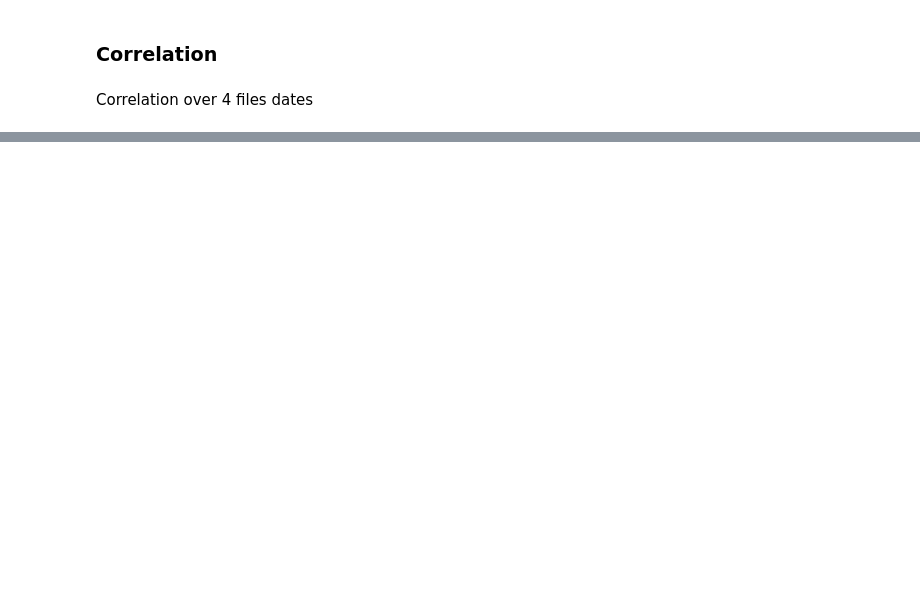
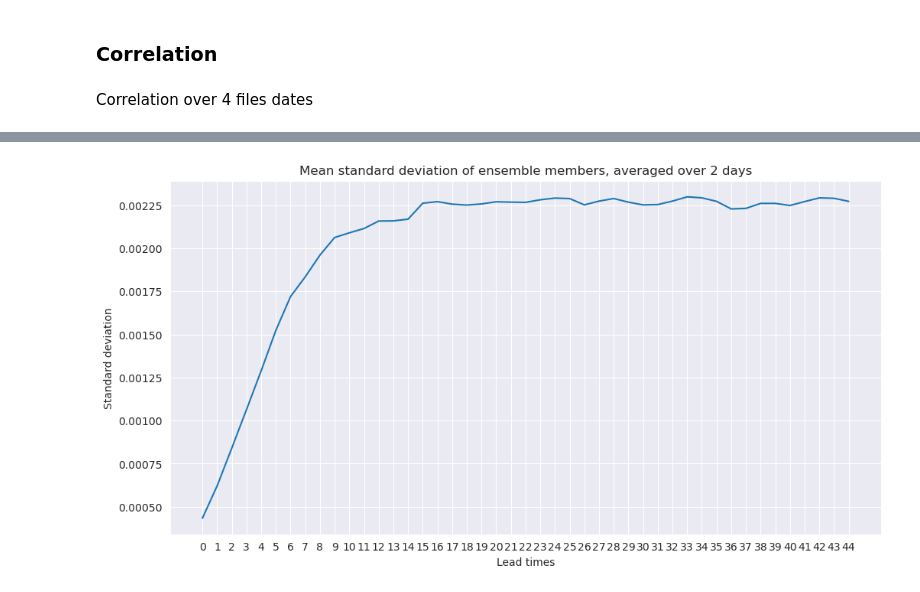
Before and after one commit to esauvat/unseen-storm-forecasts, a Jupyter notebook: script/run_python.ipynb, the cells around one changed output, grey strips where cells are left out. Cells and saved outputs as stored; diff of their text form; code cells hidden in the pictures; blank space fills up the shorter version.

```diff
--- a/script/run_python.ipynb
+++ b/script/run_python.ipynb
@@ -43,0 +170,33 @@ with open(wsPath, 'wb') as outp:
+# %%
+# Plot the mean2 std avg
+data = xr.open_dataarray(
+    ('/nird/projects/NS9873K/emile/unseen-storm-forecasts/weathersets/results/'
+     's2s-HA_avg-all_res-ensemble_std-mean2.nc'))
+
+ltimes = data.coords['time'].values
+values = [data.sel(
+    time=t).values.mean() for t in ltimes]
+
+plt.figure(
+    figsize=(12, 6))
+plt.plot(
+    values
+)
+
+plt.xticks(
+    ticks=range(
+        len(
+            ltimes)), labels=ltimes)
+plt.xlabel(
+    "Lead times")
+plt.ylabel(
+    "Standard deviation")
+plt.title(
+    "Mean standard deviation of ensemble members, averaged over 2 days")
+
+plt.savefig(
+    '/nird/projects/NS9873K/emile/unseen-storm-forecasts/plots/s2s-HA_avg-ensemble_std_avg-mean2.png')
+
+plt.show()
+# %% [output]
+[figure, added]
```
Also changed, not shown: parts of 14 cells of this notebook, 16 other files.
